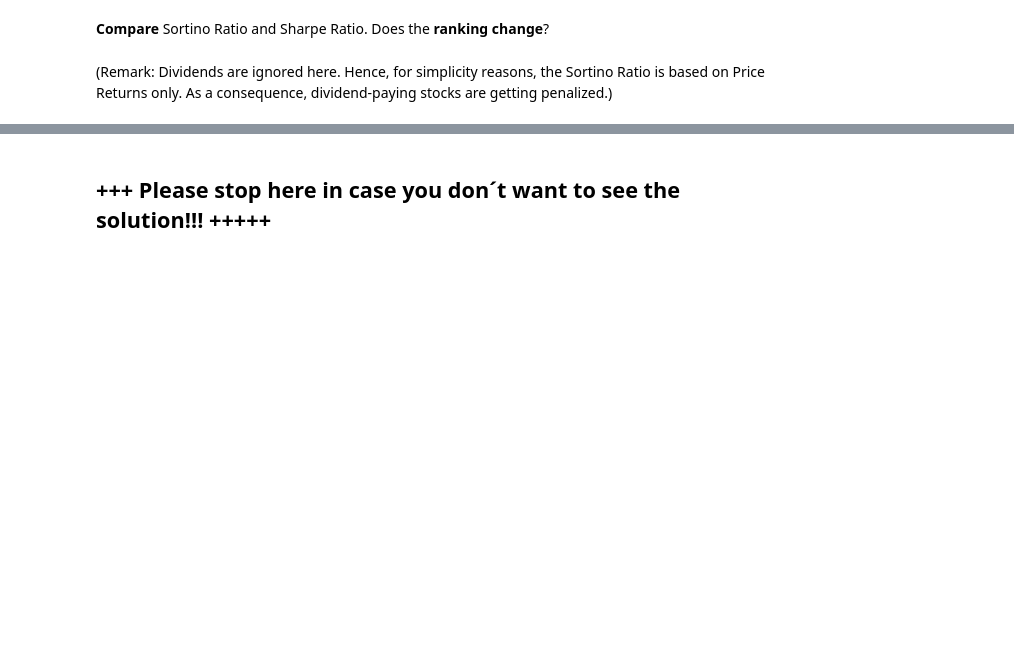
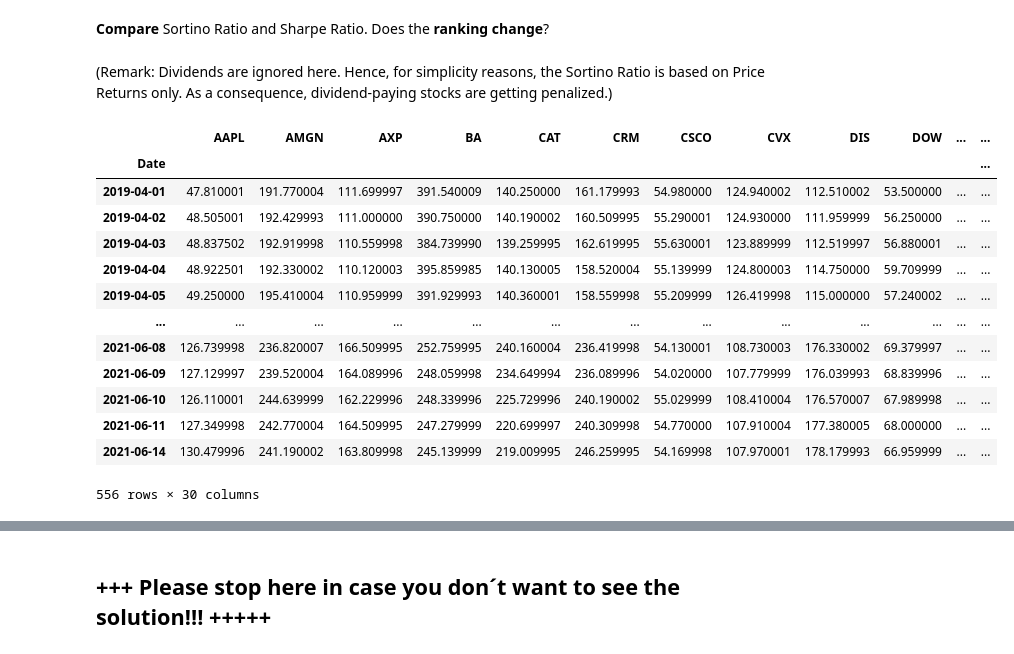
Before and after one commit to pianofreq/hagmann-perf-opt-course, a Jupyter notebook: PerfOptCourse/Section_1/NB_03_Downside_Risk_Sortino.ipynb, the cells around one changed output, grey strips where cells are left out. Saved outputs shown, nothing was run; the diff lists cells and outputs as text; code cells hidden in the pictures; blank space fills up the shorter version.

```diff
--- a/PerfOptCourse/Section_1/NB_03_Downside_Risk_Sortino.ipynb
+++ b/PerfOptCourse/Section_1/NB_03_Downside_Risk_Sortino.ipynb
@@ -80,0 +125,18 @@ __Compare__ Sortino Ratio and Sharpe Ratio. Does the __ranking change__?
+# %%
+raw = pd.read_csv('Dow_Jones.csv', parse_dates=True,index_col=['Date']).dropna()
+raw
+# %% [output]
+|  | AAPL | AMGN | AXP | BA | CAT | CRM | CSCO | CVX | DIS | DOW | ... | ... |
+| Date |  |  |  |  |  |  |  |  |  |  |  | ... |
+| 2019-04-01 | 47.810001 | 191.770004 | 111.699997 | 391.540009 | 140.250000 | 161.179993 | 54.980000 | 124.940002 | 112.510002 | 53.500000 | ... | ... |
+| 2019-04-02 | 48.505001 | 192.429993 | 111.000000 | 390.750000 | 140.190002 | 160.509995 | 55.290001 | 124.930000 | 111.959999 | 56.250000 | ... | ... |
+| 2019-04-03 | 48.837502 | 192.919998 | 110.559998 | 384.739990 | 139.259995 | 162.619995 | 55.630001 | 123.889999 | 112.519997 | 56.880001 | ... | ... |
+| 2019-04-04 | 48.922501 | 192.330002 | 110.120003 | 395.859985 | 140.130005 | 158.520004 | 55.139999 | 124.800003 | 114.750000 | 59.709999 | ... | ... |
+| 2019-04-05 | 49.250000 | 195.410004 | 110.959999 | 391.929993 | 140.360001 | 158.559998 | 55.209999 | 126.419998 | 115.000000 | 57.240002 | ... | ... |
+| ... | ... | ... | ... | ... | ... | ... | ... | ... | ... | ... | ... | ... |
+| 2021-06-08 | 126.739998 | 236.820007 | 166.509995 | 252.759995 | 240.160004 | 236.419998 | 54.130001 | 108.730003 | 176.330002 | 69.379997 | ... | ... |
+| 2021-06-09 | 127.129997 | 239.520004 | 164.089996 | 248.059998 | 234.649994 | 236.089996 | 54.020000 | 107.779999 | 176.039993 | 68.839996 | ... | ... |
+| 2021-06-10 | 126.110001 | 244.639999 | 162.229996 | 248.339996 | 225.729996 | 240.190002 | 55.029999 | 108.410004 | 176.570007 | 67.989998 | ... | ... |
+| 2021-06-11 | 127.349998 | 242.770004 | 164.509995 | 247.279999 | 220.699997 | 240.309998 | 54.770000 | 107.910004 | 177.380005 | 68.000000 | ... | ... |
+| 2021-06-14 | 130.479996 | 241.190002 | 163.809998 | 245.139999 | 219.009995 | 246.259995 | 54.169998 | 107.970001 | 178.179993 | 66.959999 | ... | ... |
+556 rows × 30 columns
```
Also changed, not shown: parts of 7 cells of this notebook.
